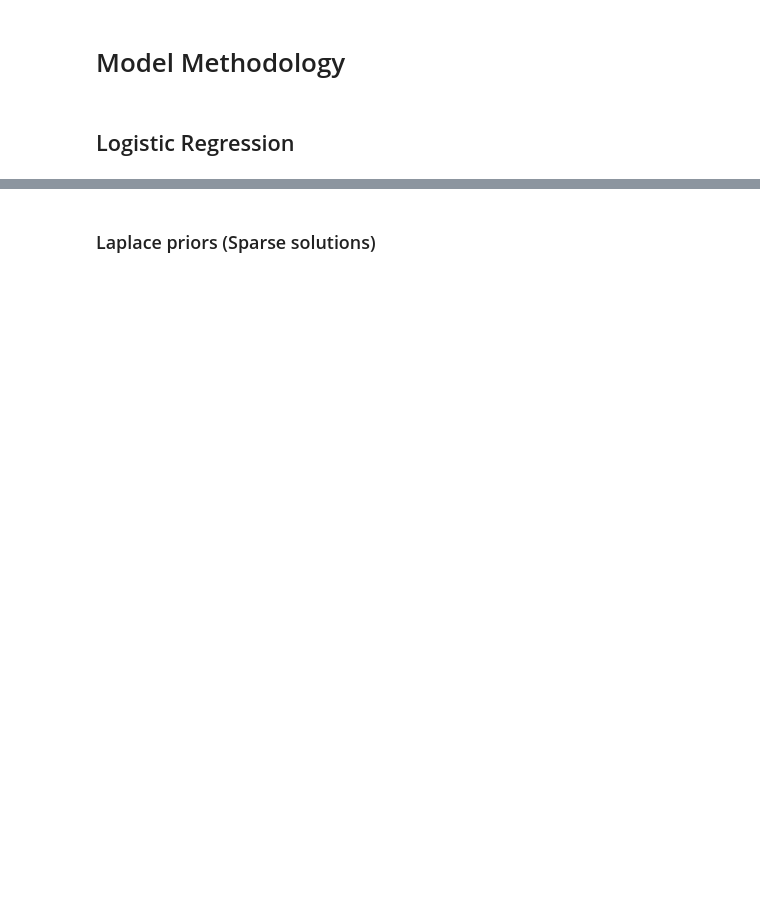
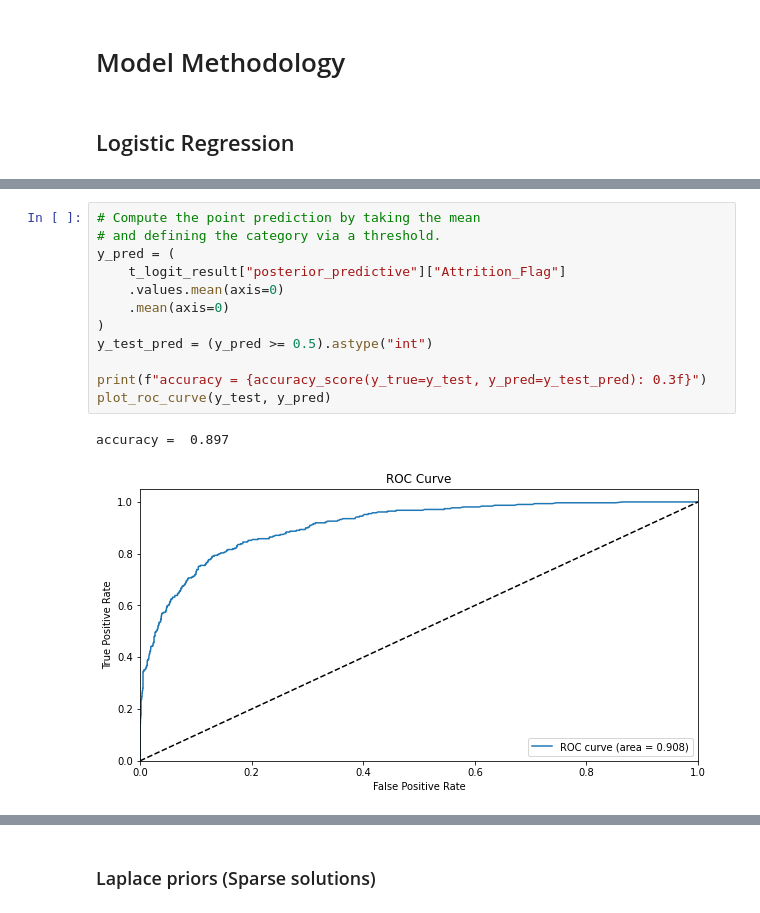
Before and after one commit to denim-bluu/python-credit_risk_bayes, a Jupyter notebook: work pymc3.ipynb, the cells around one changed output, grey strips where cells are left out. Cells and saved outputs as stored; diff of their text form; blank space fills up the shorter version.

```diff
--- a/work pymc3.ipynb
+++ b/work pymc3.ipynb
@@ -231,0 +370,15 @@ train_data.head()
+# %%
+# Compute the point prediction by taking the mean
+# and defining the category via a threshold.
+y_pred = (
+    t_logit_result["posterior_predictive"]["Attrition_Flag"]
+    .values.mean(axis=0)
+    .mean(axis=0)
+)
+y_test_pred = (y_pred >= 0.5).astype("int")
+
+print(f"accuracy = {accuracy_score(y_true=y_test, y_pred=y_test_pred): 0.3f}")
+plot_roc_curve(y_test, y_pred)
+# %% [output]
+accuracy =  0.897
+[figure, added]
```
Also changed, not shown: parts of 50 cells of this notebook, 2 other files.
